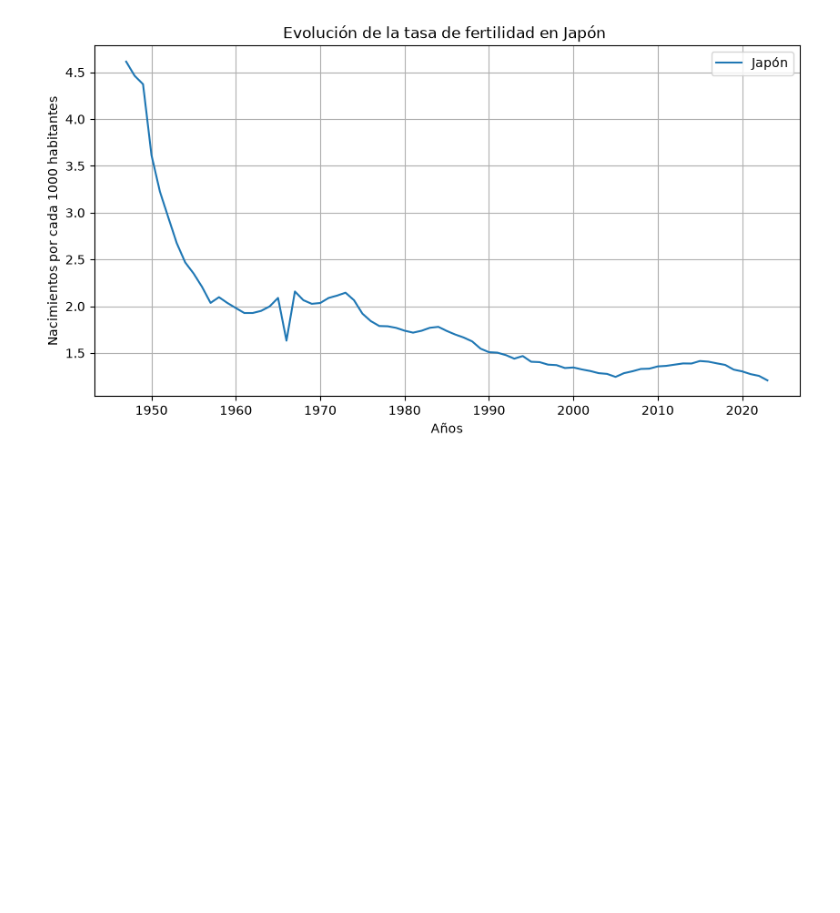
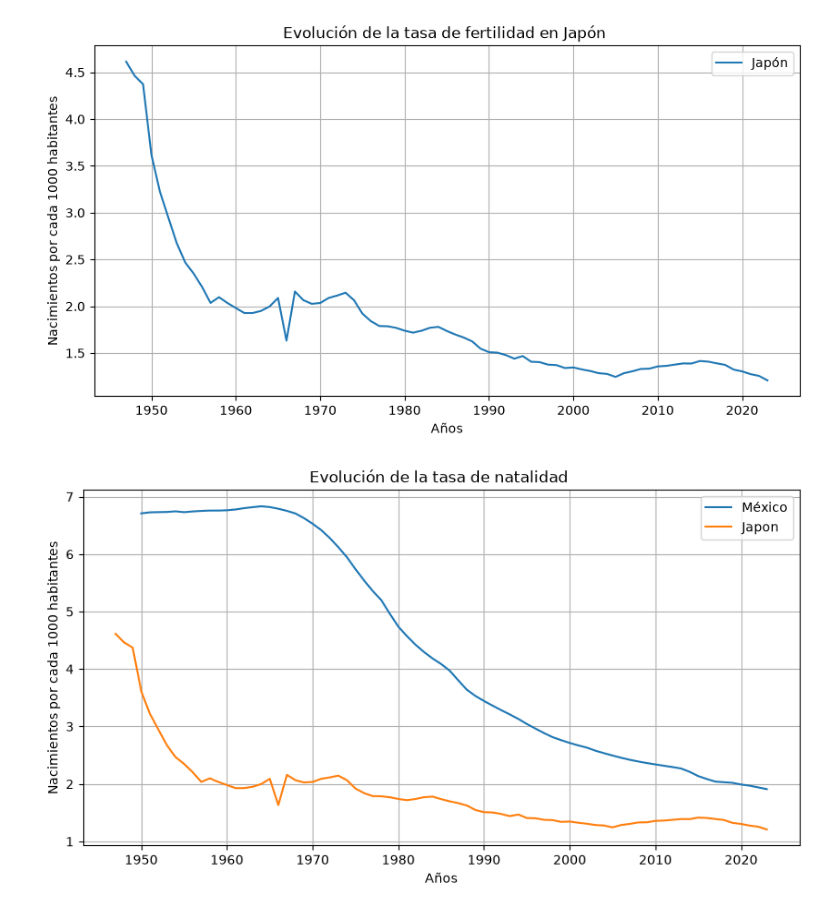
Before and after one commit to pemg2006/Probabilidad_Estadistica_BigData, a Jupyter notebook: U1_1_Probabilidad_estadistica/notebook/03_Fertility_rate.ipynb, the cells around one changed output. Saved outputs shown, nothing was run; the diff lists cells and outputs as text; code cells hidden in the pictures; blank space fills up the shorter version.

```diff
--- a/U1_1_Probabilidad_estadistica/notebook/03_Fertility_rate.ipynb
+++ b/U1_1_Probabilidad_estadistica/notebook/03_Fertility_rate.ipynb
@@ -132,3 +132,24 @@ plt.legend()
 # %% [output]
 <matplotlib.legend.Legend at 0x...>
 [figure]
+# %%
+plt.figure(figsize=(10, 5))
+plt.plot(
+    anios_mexico, #eje x
+    tasa_mexico, #eje y
+    label="México", #titulo
+)
+plt.plot(
+    anios_japon, #eje x
+    tasa_japon, #eje y
+    label="Japon", #titulo
+)
+
+plt.title("Evolución de la tasa de natalidad ")
+plt.xlabel("Años")
+plt.ylabel("Nacimientos por cada 1000 habitantes")
+plt.grid(True)
+plt.legend()
+plt.show()
+# %% [output]
+[figure, added]
```
Also changed, not shown: parts of 12 cells of this notebook.
